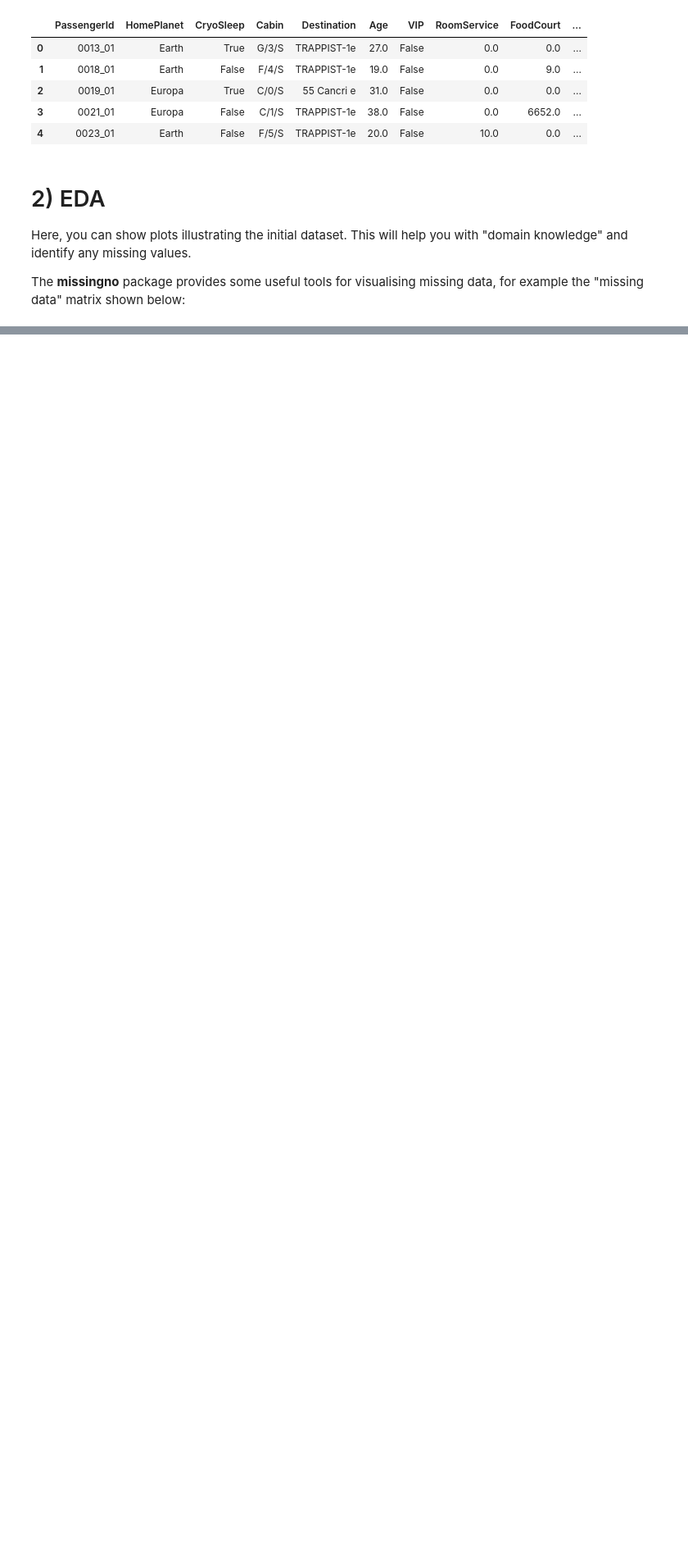
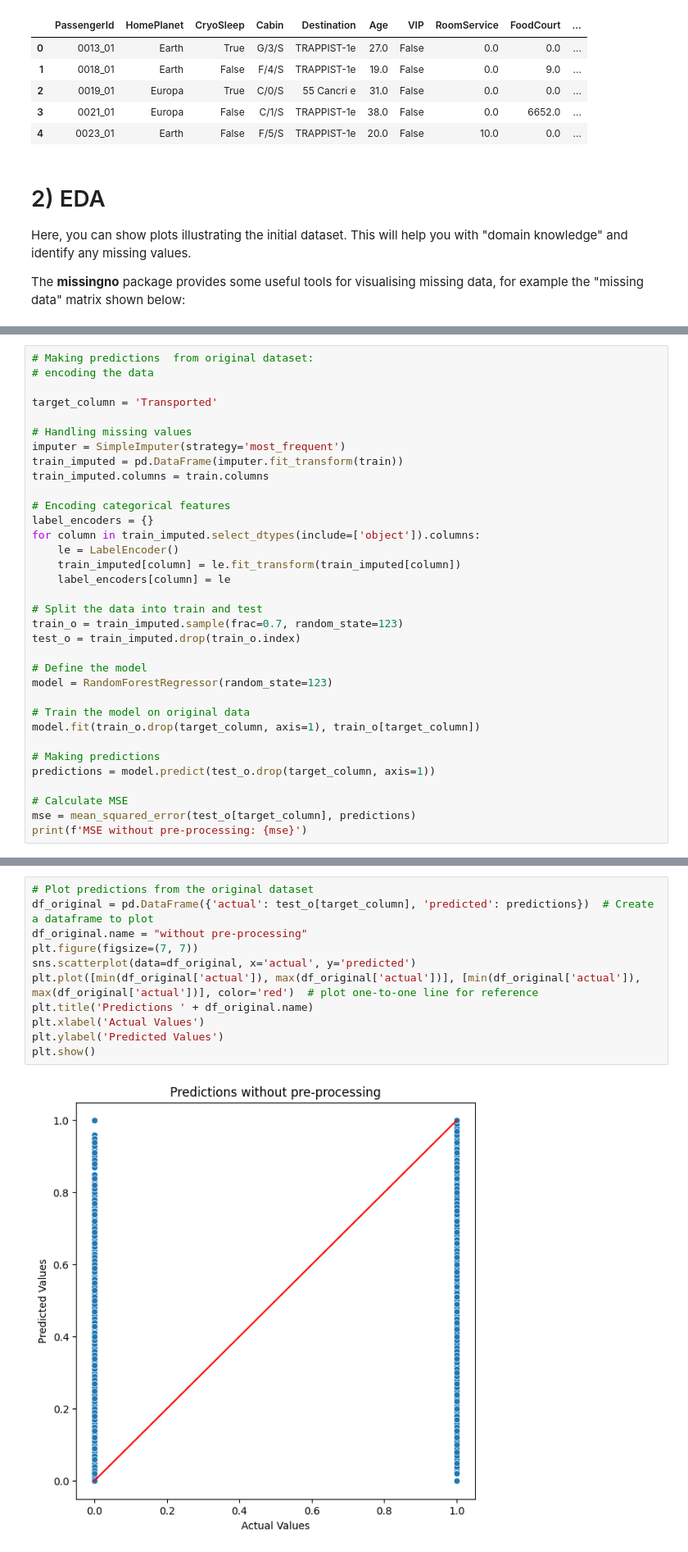
Before and after one commit to inamsatti/Assigment3, a Jupyter notebook: Kaggle_Challenge_notebook.ipynb, the cells around one changed output, grey strips where cells are left out. Shown at 82% size. Drawn from its saved outputs; the diff is of its cells as text; blank space fills up the shorter version.

```diff
--- a/Kaggle_Challenge_notebook.ipynb
+++ b/Kaggle_Challenge_notebook.ipynb
@@ -118,0 +133,34 @@ msno.matrix(test,figsize=(10,5),fontsize=10)
+# %%
+# Making predictions  from original dataset:
+# encoding the data
+
+target_column = 'Transported'
+
+# Handling missing values
+imputer = SimpleImputer(strategy='most_frequent')
+train_imputed = pd.DataFrame(imputer.fit_transform(train))
+train_imputed.columns = train.columns
+
+# Encoding categorical features
+label_encoders = {}
+for column in train_imputed.select_dtypes(include=['object']).columns:
+    le = LabelEncoder()
+    train_imputed[column] = le.fit_transform(train_imputed[column])
+    label_encoders[column] = le
+
+# Split the data into train and test
+train_o = train_imputed.sample(frac=0.7, random_state=123)
+test_o = train_imputed.drop(train_o.index)
+
+# Define the model
+model = RandomForestRegressor(random_state=123)
+
+# Train the model on original data
+model.fit(train_o.drop(target_column, axis=1), train_o[target_column])
+
+# Making predictions
+predictions = model.predict(test_o.drop(target_column, axis=1))
+
+# Calculate MSE
+mse = mean_squared_error(test_o[target_column], predictions)
+print(f'MSE without pre-processing: {mse}')
@@ -118,0 +169,13 @@ msno.matrix(test,figsize=(10,5),fontsize=10)
+# %%
+# Plot predictions from the original dataset
+df_original = pd.DataFrame({'actual': test_o[target_column], 'predicted': predictions})  # Create a dataframe to plot
+df_original.name = "without pre-processing"
+plt.figure(figsize=(7, 7))
+sns.scatterplot(data=df_original, x='actual', y='predicted')
+plt.plot([min(df_original['actual']), max(df_original['actual'])], [min(df_original['actual']), max(df_original['actual'])], color='red')  # plot one-to-one line for reference
+plt.title('Predictions ' + df_original.name)
+plt.xlabel('Actual Values')
+plt.ylabel('Predicted Values')
+plt.show()
+# %% [output]
+[figure, added]
```
Also changed, not shown: parts of 9 cells of this notebook.
